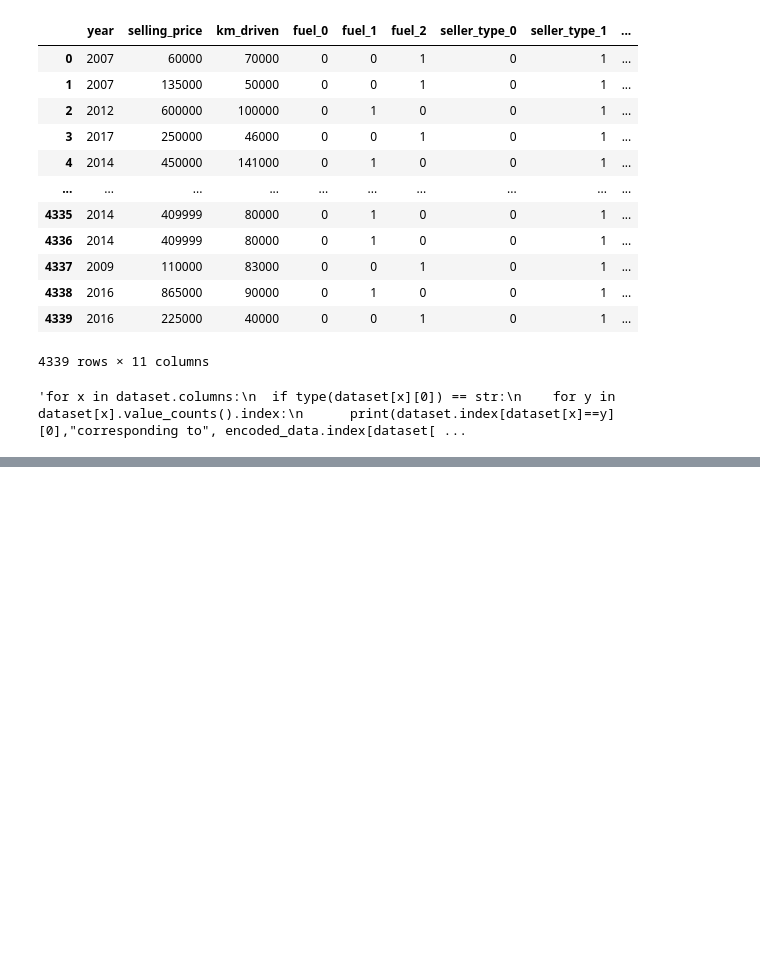
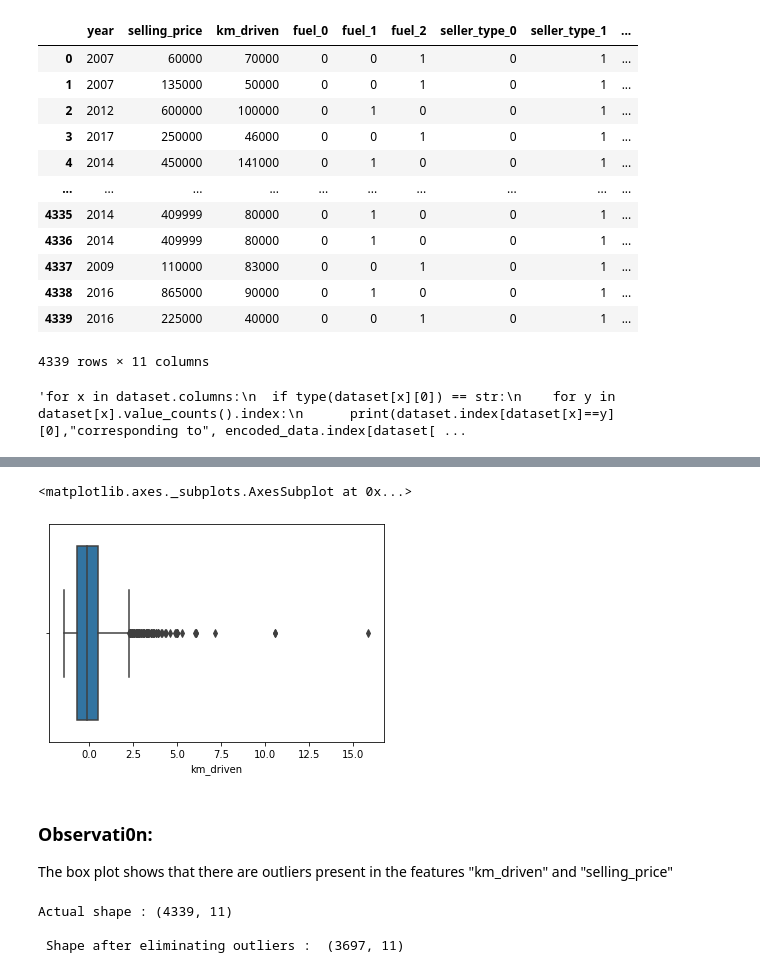
Before and after one commit to abhi-11nav/Car-price-prediction, a Jupyter notebook: Car_price_Prediction.ipynb, the cells around one changed output, grey strips where cells are left out. Cells and saved outputs as stored; diff of their text form; code cells hidden in the pictures; blank space fills up the shorter version.

```diff
--- a/Car_price_Prediction.ipynb
+++ b/Car_price_Prediction.ipynb
@@ -281,0 +359,9 @@ Automatic == 10
+# %%
+sns.boxplot(df["km_driven"])
+# %% [output]
+<matplotlib.axes._subplots.AxesSubplot at 0x...>
+[figure, added]
+# %% [markdown]
+### Observati0n:
+
+The box plot shows that there are outliers present in the features "km_driven" and "selling_price"
@@ -281,0 +395,6 @@ Automatic == 10
+# %%
+print("Actual shape :",encoded_data.shape,"\n\n","Shape after eliminating outliers : ",df.shape)
+# %% [output]
+Actual shape : (4339, 11)
+
+ Shape after eliminating outliers :  (3697, 11)
```
Also changed, not shown: parts of 28 cells of this notebook.
